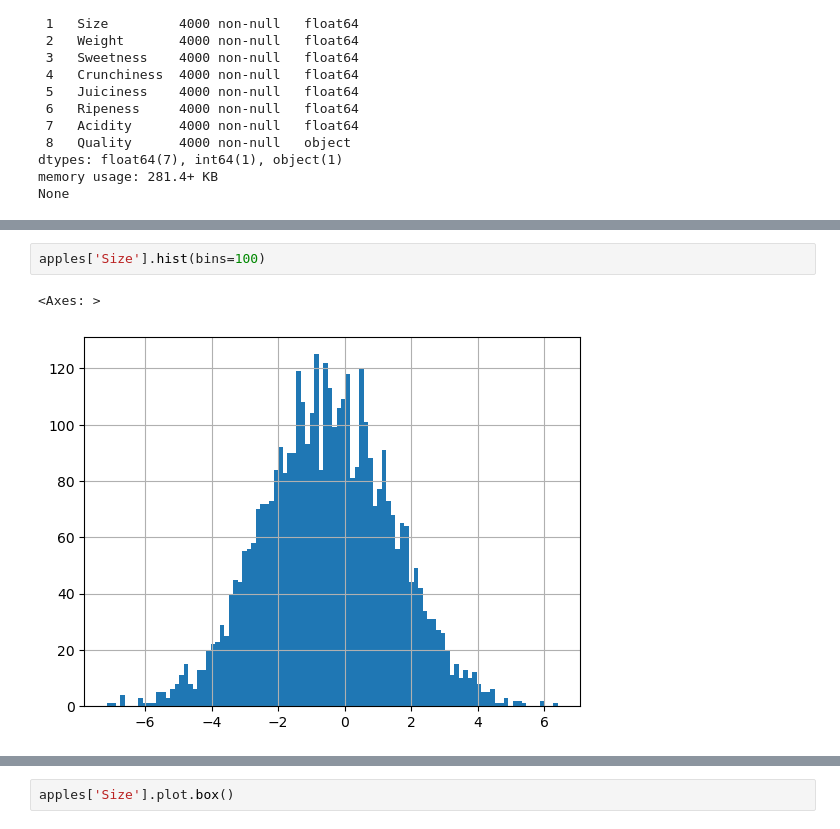
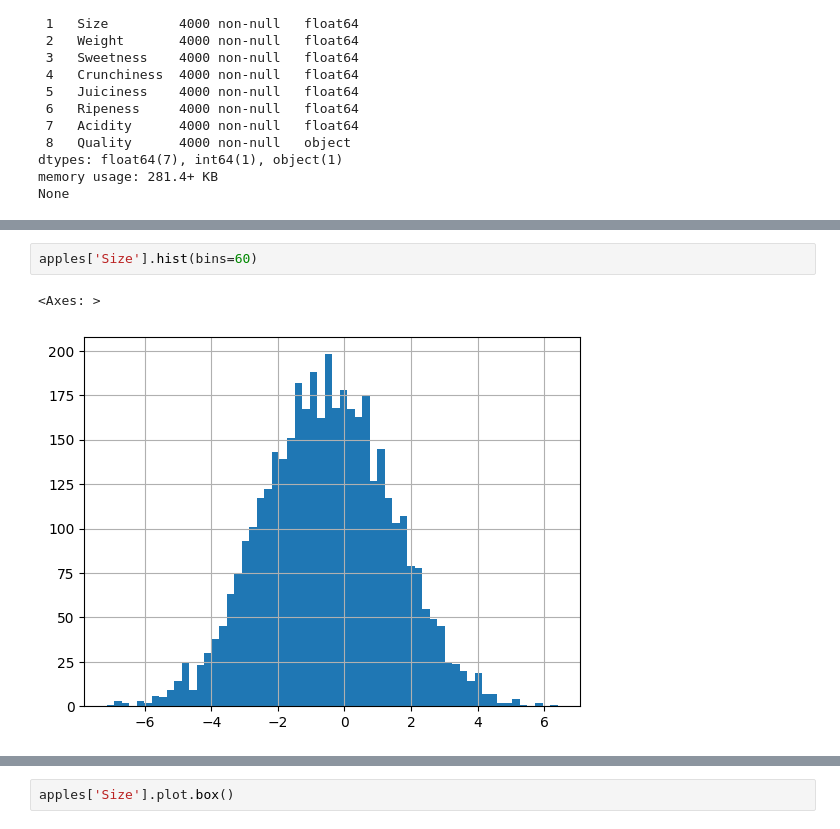
Before and after one commit to dbarans/AppleQualityML, a Jupyter notebook: Projekt_apple_quality.ipynb, the cells around one changed output, grey strips where cells are left out. Cells and saved outputs as stored; diff of their text form.

```diff
--- a/Projekt_apple_quality.ipynb
+++ b/Projekt_apple_quality.ipynb
@@ -58,5 +65,5 @@ None
 # %%
-apples['Size'].hist(bins=100)
+apples['Size'].hist(bins=60)
 # %% [output]
 <Axes: >
-[figure, old version]
+[figure, new version]
```
Also changed, not shown: parts of 23 cells of this notebook.
